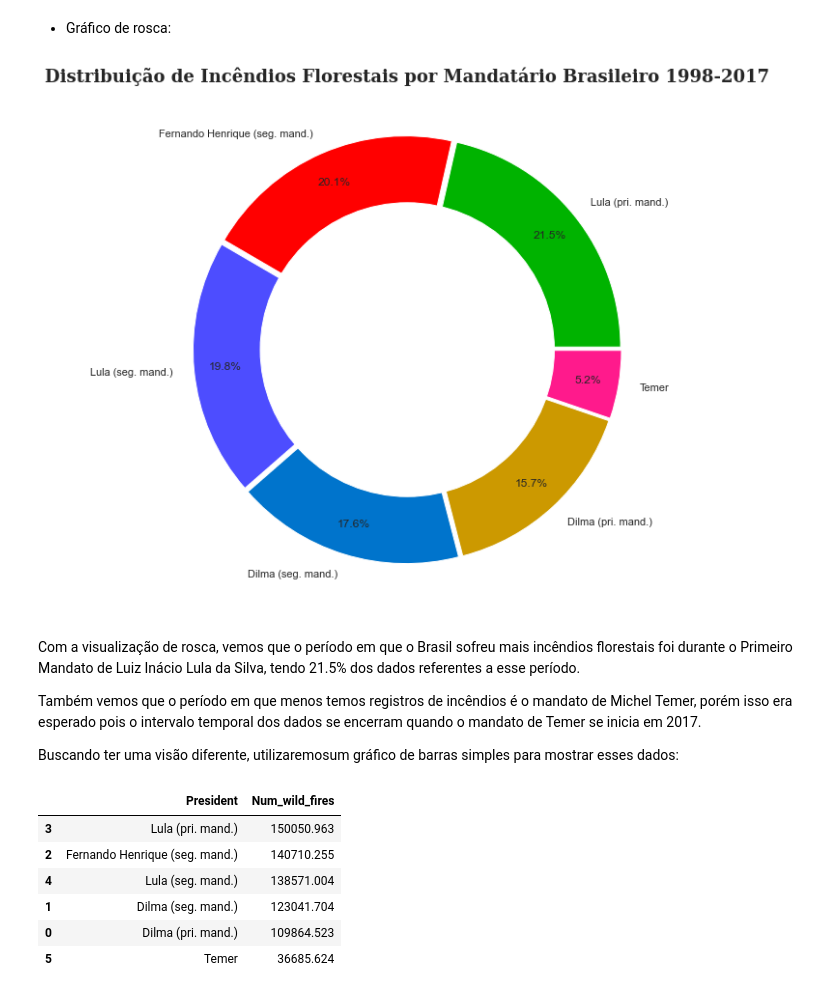
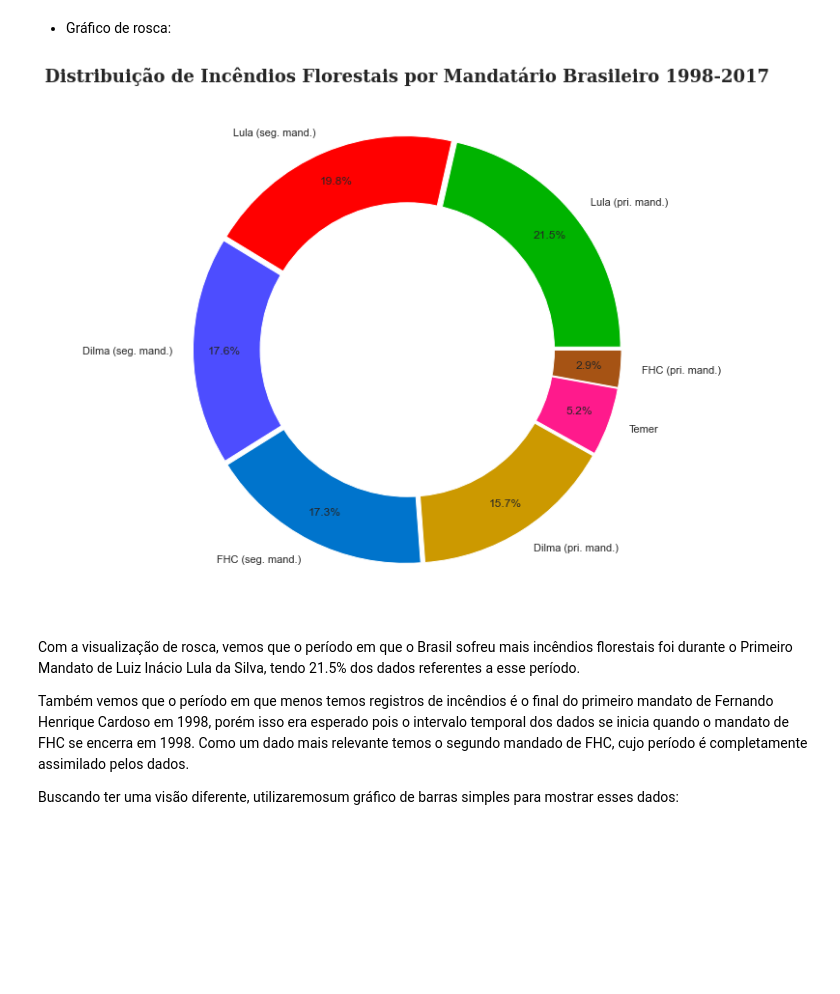
Before and after one commit to JoSEPHDev2022/Forest_Fires_Brazil, a Jupyter notebook: relatorio.ipynb, the cells around one changed output. Cells and saved outputs as stored; diff of their text form; code cells hidden in the pictures; blank space fills up the shorter version.

```diff
--- a/relatorio.ipynb
+++ b/relatorio.ipynb
@@ -426,7 +427,8 @@ def set_president(df: pd.DataFrame) -> pd.DataFrame:
     '''
     df['President'] = df['year'].apply(
         lambda year:
-            'Fernando Henrique (seg. mand.)' if (year >= 1998) and (year <= 2002) else
+            'FHC (pri. mand.)' if (year == 1998) else
+            'FHC (seg. mand.)' if (year >= 1999) and (year <= 2002) else
             'Lula (pri. mand.)' if (year >= 2003) and (year <= 2006) else
             'Lula (seg. mand.)' if (year >= 2007) and (year <= 2010) else
             'Dilma (pri. mand.)' if (year >= 2011) and (year <= 2013) else
@@ -778,52 +781,43 @@ fig, ax = plt.subplots(figsize=(10, 10))
 
 # Definindo variáveis que armazenam os valores dos dados coletados acima:
 wild_fires = list(president_rank['Num_wild_fires'].values)
 presidents = list(president_rank['President'].values)
 colors = [
     '#00b300', # Verde
     '#ff0000', # Vermelho
     '#4d4dff', # Lilás
     '#0074cc', # Ciano
     '#cc9900', # Dourado
-    '#ff1a8c'  # Rosa
+    '#ff1a8c', # Rosa
+    '#a65314'  # Marrom
     ]
 
 # Ajustando distância entre fatias:
-explode = (0.02, 0.02, 0.02, 0.02, 0.02, 0.02)
+explode = (0.02, 0.02, 0.02, 0.02, 0.02, 0.02, 0.02)
 
 plt.pie(wild_fires, labels=presidents, colors=colors,
         autopct='%1.1f%%', pctdistance=0.85, explode=explode)
 
 # Criando um círculo branco para inserir dentro do gráfico de pizza,
 # tornando-o em um gráfico de rosca:
 circle = plt.Circle((0,0), 0.70, fc='white')
 figure = plt.gcf()
 figure.gca().add_artist(circle)
 
 plt.title(
     'Distribuição de Incêndios Florestais por Mandatário Brasileiro 1998-2017',
     fontdict={'size': 18, 'weight': 'bold', 'family': 'serif'}
     )
 
 plt.show()
 # %% [output]
-[figure, old version]
+[figure, new version]
 # %% [markdown]
 Com a visualização de rosca, vemos que o período em que o Brasil sofreu mais incêndios florestais foi durante o Primeiro Mandato de Luiz Inácio Lula da Silva, tendo 21.5% dos dados referentes a esse período.
 
-Também vemos que o período em que menos temos registros de incêndios é o mandato de Michel Temer, porém isso era esperado pois o intervalo temporal dos dados se encerram quando o mandato de Temer se inicia em 2017.
+Também vemos que o período em que menos temos registros de incêndios é o final do primeiro mandato de Fernando Henrique Cardoso em 1998, porém isso era esperado pois o intervalo temporal dos dados se inicia quando o mandato de FHC se encerra em 1998. Como um dado mais relevante temos o segundo mandado de FHC, cujo período é completamente assimilado pelos dados.
 
 Buscando ter uma visão diferente, utilizaremosum gráfico de barras simples para mostrar esses dados:
-# %%
-president_rank
-# %% [output]
-|  | President | Num_wild_fires |
-| 3 | Lula (pri. mand.) | 150050.963 |
-| 2 | Fernando Henrique (seg. mand.) | 140710.255 |
-| 4 | Lula (seg. mand.) | 138571.004 |
-| 1 | Dilma (seg. mand.) | 123041.704 |
-| 0 | Dilma (pri. mand.) | 109864.523 |
-| 5 | Temer | 36685.624 |
 # %%
 # Definindo parâmetros de tamanho:
 fig, ax = plt.subplots(figsize=(15, 10))
```
Also changed, not shown: parts of 28 cells of this notebook.
